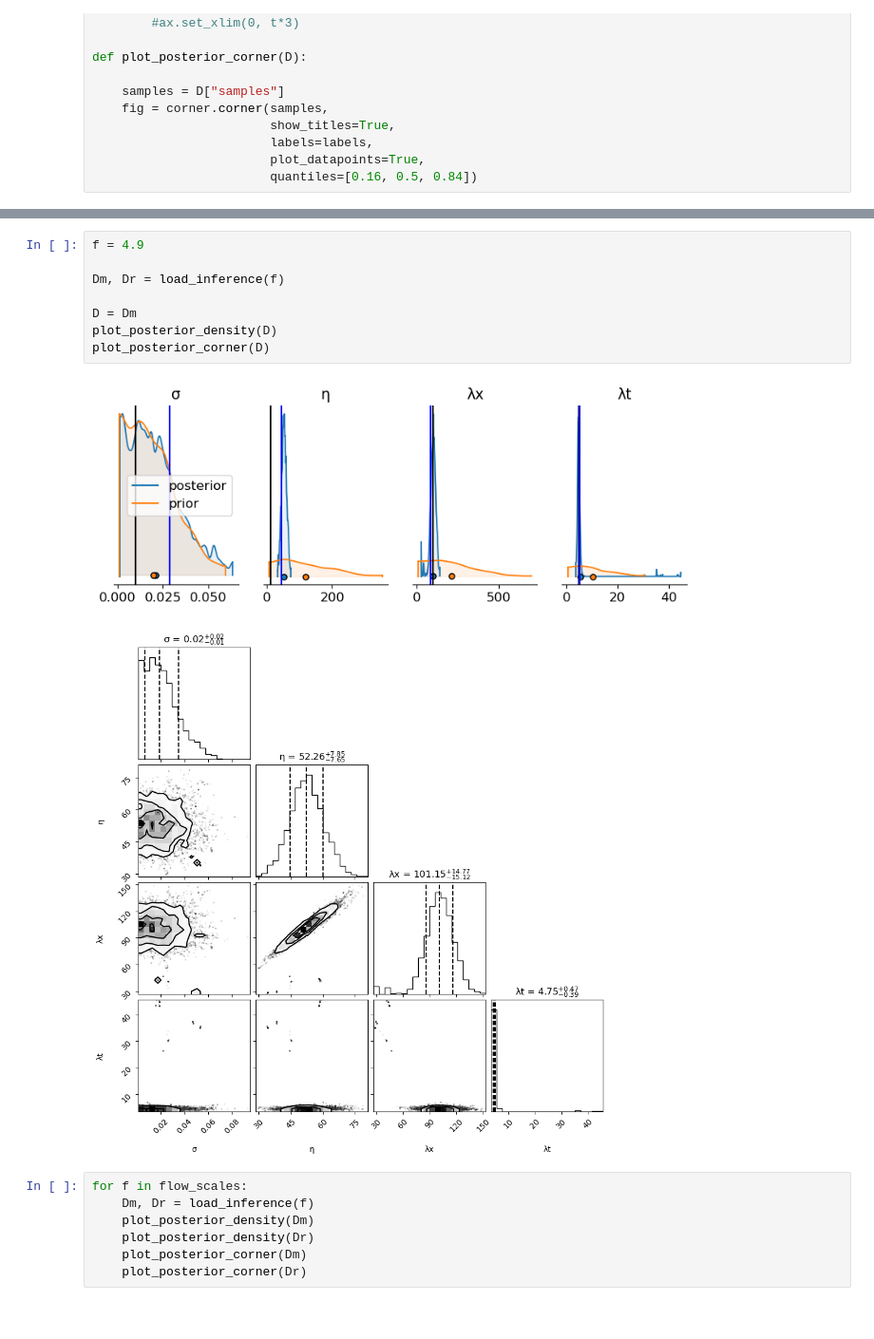
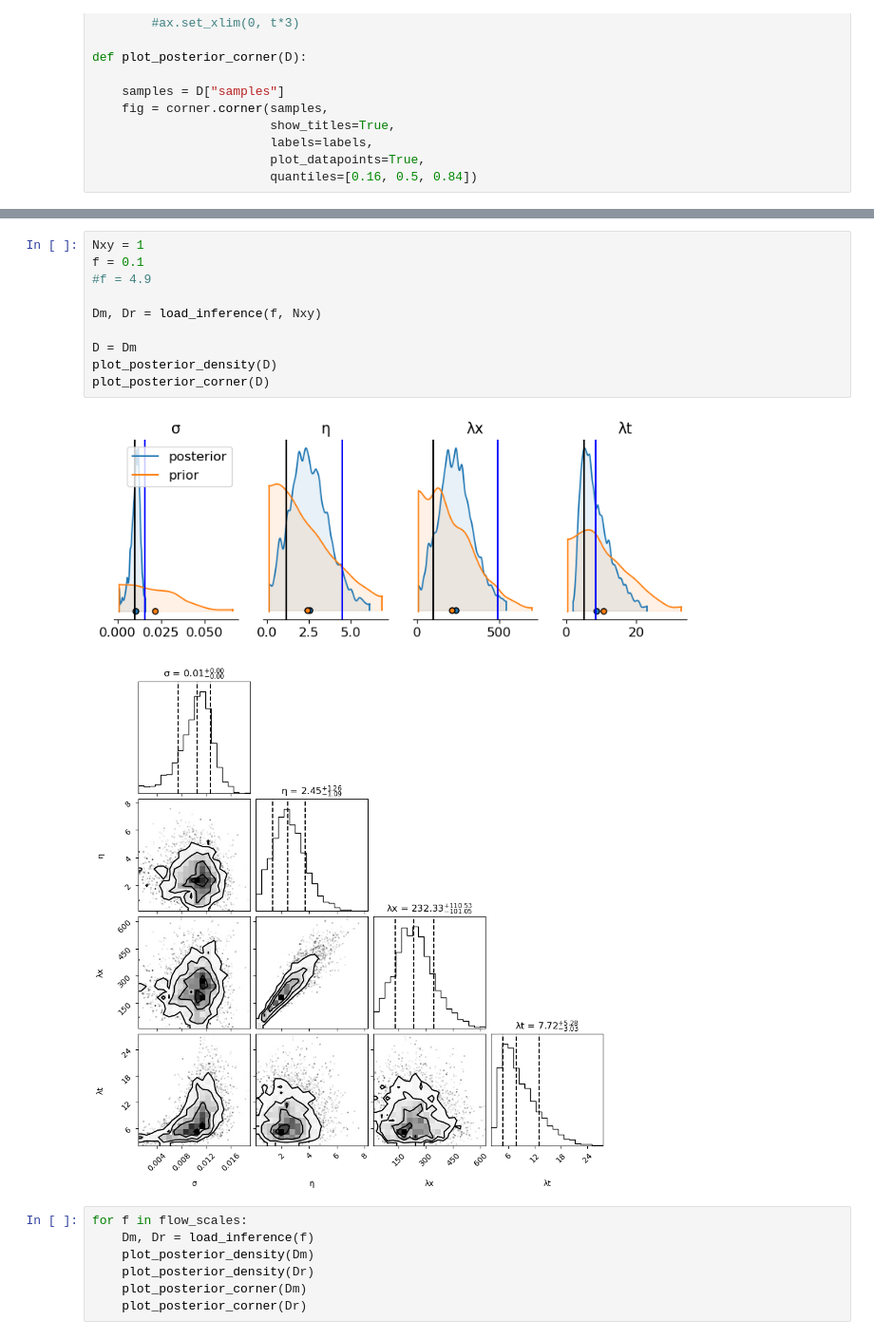
Before and after one commit to ahmaddroobi99/nwa, a Jupyter notebook: stats/drifter_3D_alpha.ipynb, the cells around one changed output, grey strips where cells are left out. Shown at 95% size. Saved outputs shown, nothing was run; the diff lists cells and outputs as text.

```diff
--- a/stats/drifter_3D_alpha.ipynb
+++ b/stats/drifter_3D_alpha.ipynb
@@ -1174,16 +1094,18 @@ alpha
 4.2336    4.9
 dtype: float64
 # %%
-f = 4.9
+Nxy = 1
+f = 0.1
+#f = 4.9
 
-Dm, Dr = load_inference(f)
+Dm, Dr = load_inference(f, Nxy)
 
 D = Dm
 plot_posterior_density(D)
 plot_posterior_corner(D)
 # %% [output]
-[figure, old version]
+[figure, new version]
-[figure, old version]
+[figure, new version]
 # %%
 for f in flow_scales:
     Dm, Dr = load_inference(f)
```
Also changed, not shown: parts of 25 cells of this notebook.
